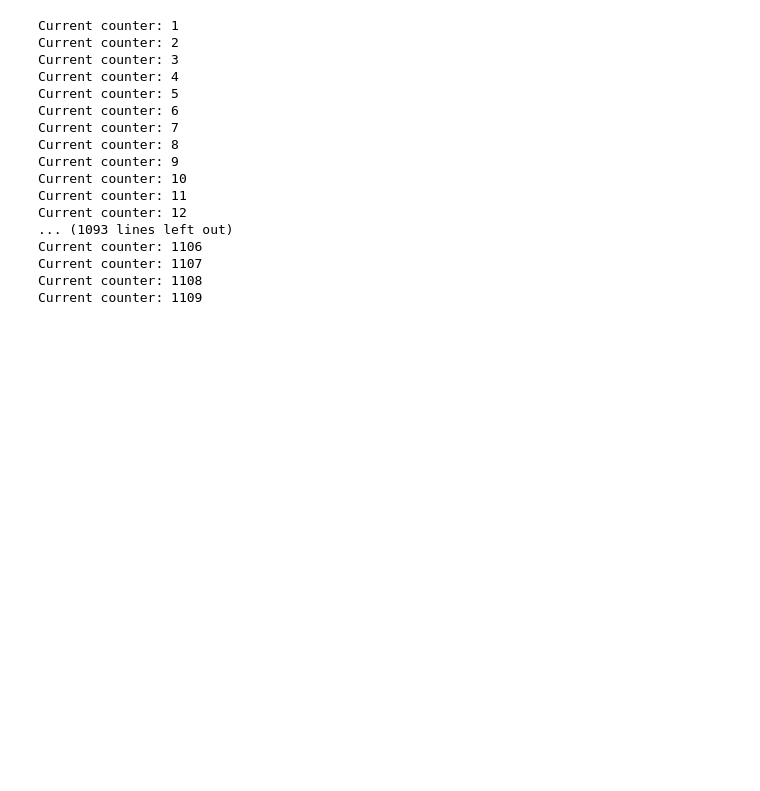
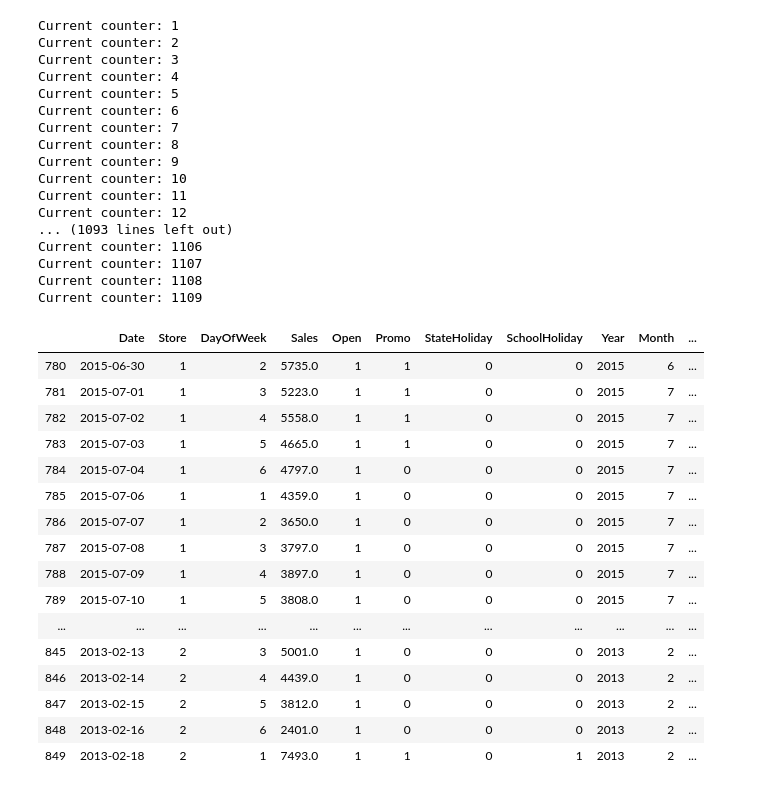
Before and after one commit to Joshuayeo95/RossMann-Forecast, a Jupyter notebook: preprocessing_data.ipynb, the cells around one changed output. Cells and saved outputs as stored; diff of their text form; code cells hidden in the pictures; blank space fills up the shorter version.

```diff
--- a/preprocessing_data.ipynb
+++ b/preprocessing_data.ipynb
@@ -566,7 +591,7 @@ def min_logsales_past_6days(row):
     values = np.array([row.Lagged1LogSales, row.Lagged2LogSales, row.Lagged3LogSales,
                        row.Lagged4LogSales, row.Lagged5LogSales, row.Lagged6LogSales])
 
-    min_value = values.min()
+    min_value = values[values != 0].min()
 
     return min_value
 # %%
@@ -576,7 +601,7 @@ def min_logsales_past_12days(row):
                        row.Lagged7LogSales, row.Lagged8LogSales, row.Lagged9LogSales,
                        row.Lagged10LogSales, row.Lagged11LogSales, row.Lagged12LogSales])
 
-    min_value = values.min()
+    min_value = values[values != 0].min()
 
     return min_value
 # %%
@@ -644,3 +669,23 @@ df_enhanced = df_enhanced.reset_index(drop=True)
 # %%
 with open('data_with_feature_engineering.pickle', 'wb') as f:
     pickle.dump(df_enhanced,f)
+# %%
+df_enhanced.iloc[780:850]
+# %% [output]
+|  | Date | Store | DayOfWeek | Sales | Open | Promo | StateHoliday | SchoolHoliday | Year | Month | ... |
+| 780 | 2015-06-30 | 1 | 2 | 5735.0 | 1 | 1 | 0 | 0 | 2015 | 6 | ... |
+| 781 | 2015-07-01 | 1 | 3 | 5223.0 | 1 | 1 | 0 | 0 | 2015 | 7 | ... |
+| 782 | 2015-07-02 | 1 | 4 | 5558.0 | 1 | 1 | 0 | 0 | 2015 | 7 | ... |
+| 783 | 2015-07-03 | 1 | 5 | 4665.0 | 1 | 1 | 0 | 0 | 2015 | 7 | ... |
+| 784 | 2015-07-04 | 1 | 6 | 4797.0 | 1 | 0 | 0 | 0 | 2015 | 7 | ... |
+| 785 | 2015-07-06 | 1 | 1 | 4359.0 | 1 | 0 | 0 | 0 | 2015 | 7 | ... |
+| 786 | 2015-07-07 | 1 | 2 | 3650.0 | 1 | 0 | 0 | 0 | 2015 | 7 | ... |
+| 787 | 2015-07-08 | 1 | 3 | 3797.0 | 1 | 0 | 0 | 0 | 2015 | 7 | ... |
+| 788 | 2015-07-09 | 1 | 4 | 3897.0 | 1 | 0 | 0 | 0 | 2015 | 7 | ... |
+| 789 | 2015-07-10 | 1 | 5 | 3808.0 | 1 | 0 | 0 | 0 | 2015 | 7 | ... |
+| ... | ... | ... | ... | ... | ... | ... | ... | ... | ... | ... | ... |
+| 845 | 2013-02-13 | 2 | 3 | 5001.0 | 1 | 0 | 0 | 0 | 2013 | 2 | ... |
+| 846 | 2013-02-14 | 2 | 4 | 4439.0 | 1 | 0 | 0 | 0 | 2013 | 2 | ... |
+| 847 | 2013-02-15 | 2 | 5 | 3812.0 | 1 | 0 | 0 | 0 | 2013 | 2 | ... |
+| 848 | 2013-02-16 | 2 | 6 | 2401.0 | 1 | 0 | 0 | 0 | 2013 | 2 | ... |
+| 849 | 2013-02-18 | 2 | 1 | 7493.0 | 1 | 1 | 0 | 1 | 2013 | 2 | ... |
```
Also changed, not shown: parts of 4 cells of this notebook.
